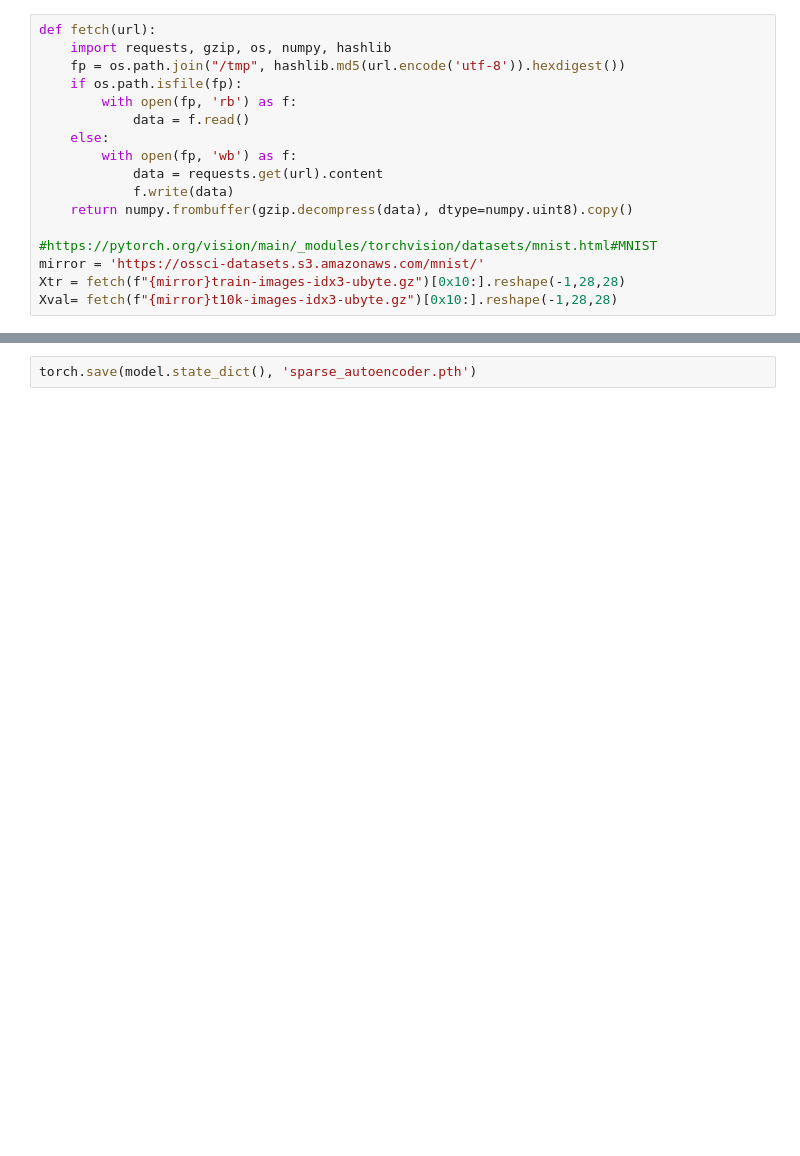
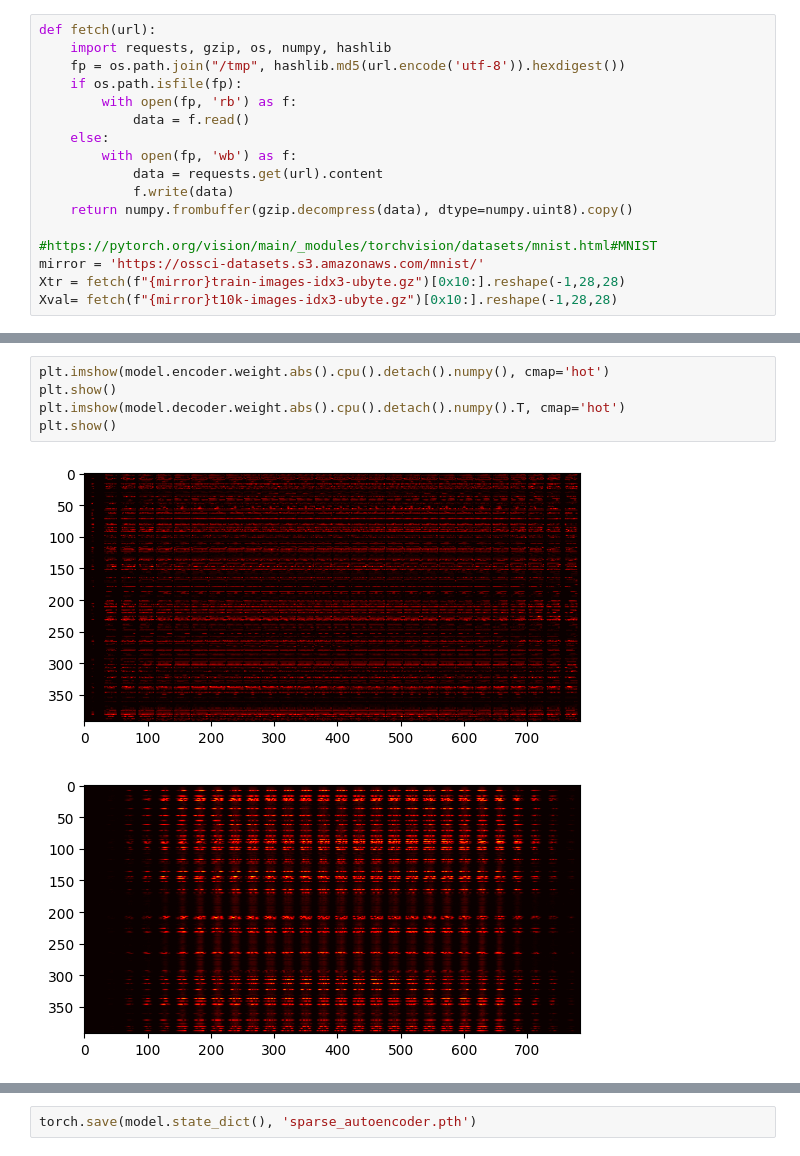
Before and after one commit to akash5100/ai-notebooks, a Jupyter notebook: mnist_sparse_autoencoder.ipynb, the cells around one changed output, grey strips where cells are left out. Cells and saved outputs as stored; diff of their text form; blank space fills up the shorter version.

```diff
--- a/mnist_sparse_autoencoder.ipynb
+++ b/mnist_sparse_autoencoder.ipynb
@@ -88,3 +98,11 @@ KeyboardInterrupt:
+# %%
+plt.imshow(model.encoder.weight.abs().cpu().detach().numpy(), cmap='hot')
+plt.show()
+plt.imshow(model.decoder.weight.abs().cpu().detach().numpy().T, cmap='hot')
+plt.show()
+# %% [output]
+[figure, added]
+[figure, added]
 # %%
 model.eval()
 img = torch.tensor(Xval).view(len(Xval), -1).float().to(device)
```
Also changed, not shown: parts of 7 cells of this notebook.
